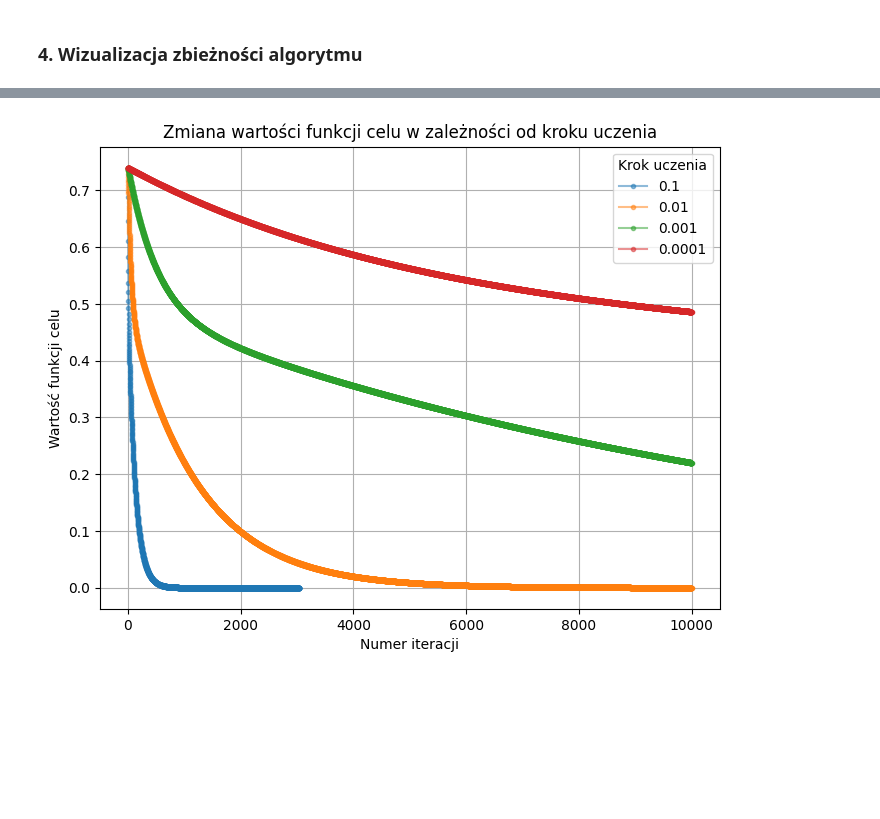
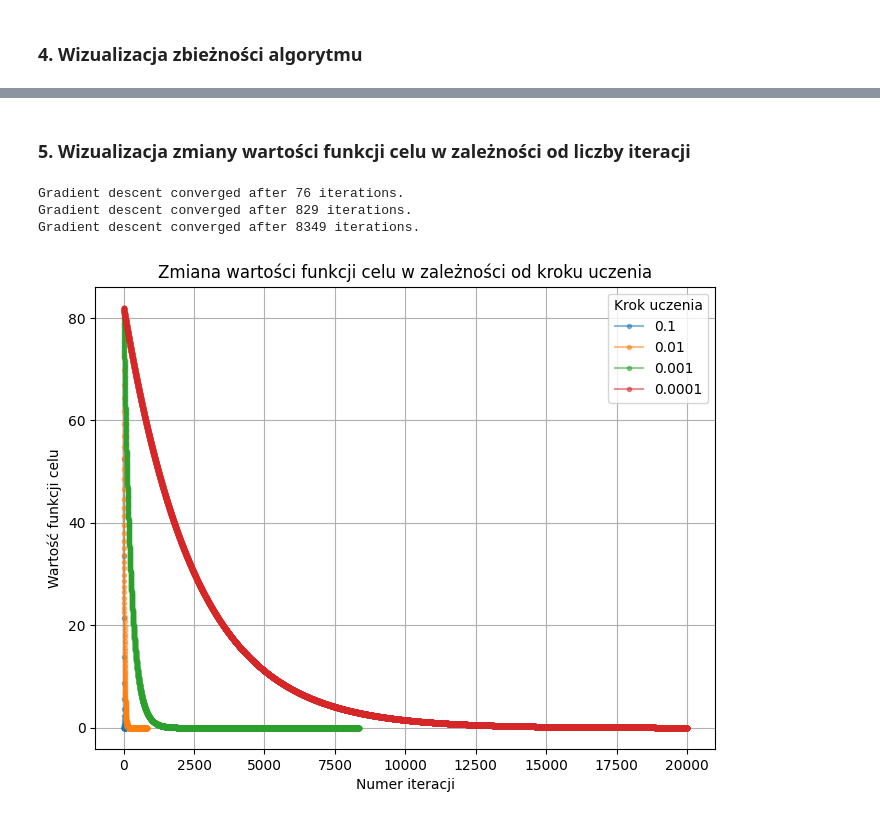
Before and after one commit to kzaleskaa/artificial-intelligence-introduction, a Jupyter notebook: 01-gradient-descent/solution.ipynb, the cells around one changed output, grey strips where cells are left out. Saved outputs shown, nothing was run; the diff lists cells and outputs as text; code cells hidden in the pictures; blank space fills up the shorter version.

```diff
--- a/01-gradient-descent/solution.ipynb
+++ b/01-gradient-descent/solution.ipynb
@@ -137,10 +144,3 @@ def gradient_descent(
     return trajectory, func_val
 # %%
-func_trajectory, func_val = gradient_descent(
-    func_dfdx,
-    func,
-    np.array([-3.0, 3.5]),
-    0.001,
-    400_000,
-    1e-6,
-)
+trajectory, func_val = gradient_descent(matyas_dfdx, matyas, np.array([3.0, 3.0]), 0.1, max_iter, 1e-6)
@@ -151,13 +181,9 @@ learning_rate_values = [0.1, 0.01, 0.001, 0.0001]
 # %%
-function_results = []
-
-for learning_rate in learning_rate_values:
-    trajectory, func_val = gradient_descent(
-        matyas_dfdx,
-        matyas,
-        np.array([0.0, 7.0]),
-        learning_rate,
-        max_iter,
-        1e-6,
-    )
-    function_results.append(func_val)
+func_trajectory, func_val = gradient_descent(
+    matyas_dfdx,
+    matyas,
+    np.array([5.0, 9.0]),
+    0.001,
+    10_000,
+    1e-6,
+)
@@ -202,3 +196,22 @@ Minimum found at x = 0.0, y = 0.0, f(x, y) = 0.0
+# %% [markdown]
+### **5. Wizualizacja zmiany wartości funkcji celu w zależności od liczby iteracji**
+# %%
+function_results = []
+
+for learning_rate in learning_rate_list:
+    trajectory, func_val = gradient_descent(
+        func_dfdx,
+        func,
+        np.array([-1.0, 9.0]),
+        learning_rate,
+        max_iter,
+        1e-6,
+    )
+    function_results.append(func_val)
+# %% [output]
+Gradient descent converged after 76 iterations.
+Gradient descent converged after 829 iterations.
+Gradient descent converged after 8349 iterations.
 # %%
 def visualize_value_change(func_val: List[List[float]], learning_rates: List[float]) -> None:
     """
@@ -222,6 +235,6 @@ def visualize_value_change(func_val: List[List[float]], learning_rates: List[flo
     legend.set_bbox_to_anchor((1, 1))
     plt.show()
 # %%
-visualize_value_change(function_results, learning_rate_values)
+visualize_value_change(function_results, learning_rate_list)
 # %% [output]
-[figure, old version]
+[figure, new version]
```
Also changed, not shown: parts of 12 cells of this notebook, 1 other file.
